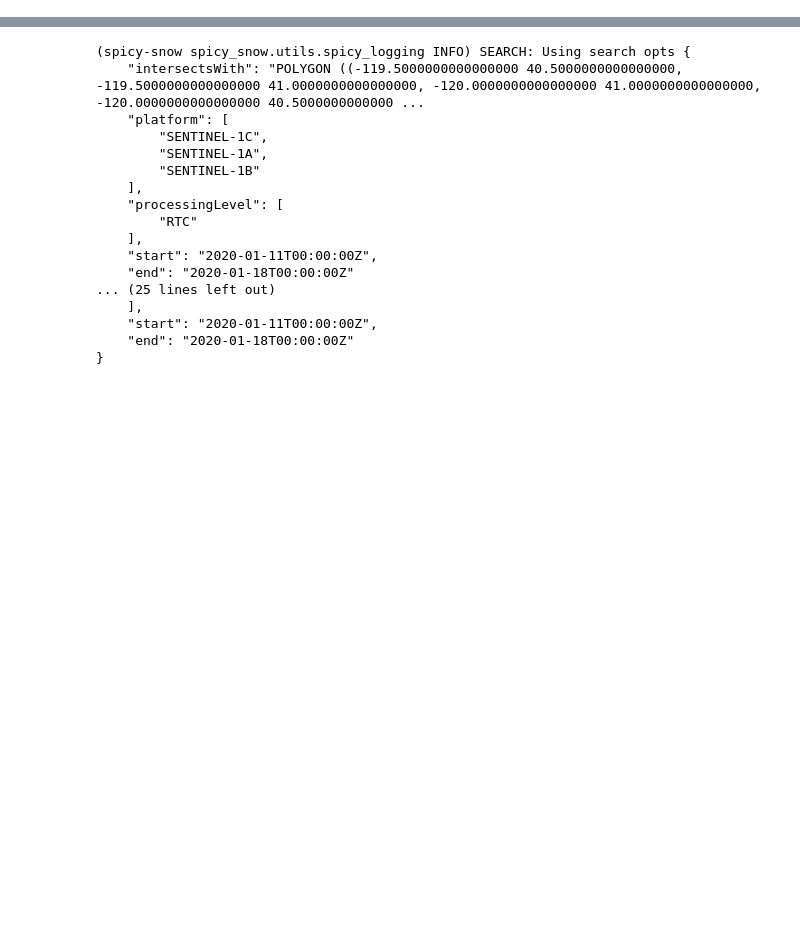
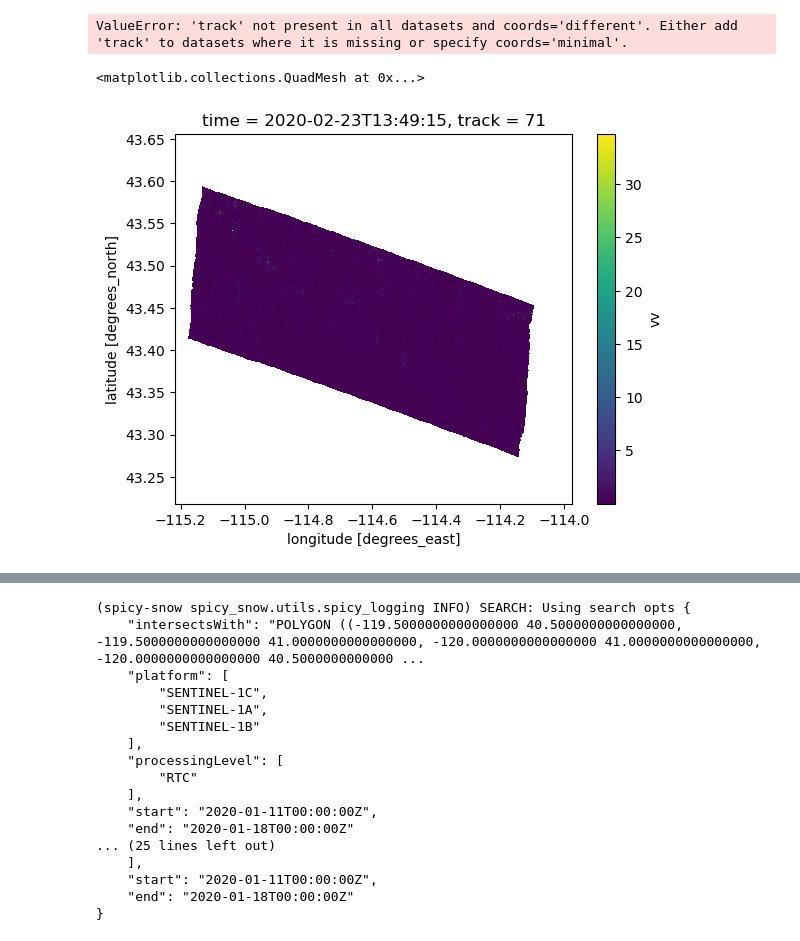
Before and after one commit to SnowEx/spicy-snow, a Jupyter notebook: notebooks/test_pipeline.ipynb, the cells around one changed output, grey strips where cells are left out. Saved outputs shown, nothing was run; the diff lists cells and outputs as text; code cells hidden in the pictures; blank space fills up the shorter version.

```diff
--- a/notebooks/test_pipeline.ipynb
+++ b/notebooks/test_pipeline.ipynb
@@ -20,0 +36,7 @@ aoi = test_aoi
+# %%
+import numpy as np
+import pandas as pd
+import xarray as xr
+first_fp = s1_fps[0]
+resolution = (100, 100)
+pol = 'vv'
@@ -20,0 +66,26 @@ aoi = test_aoi
+# %%
+zarr_path = '/Users/zmhoppinen/Documents/spicy-snow/local/simple.zarr'
+path = Path(zarr_path)
+
+y = ref["y"]
+x = ref["x"]
+
+data = np.zeros(
+    (len(times), len(y), len(x)),
+    dtype=ref.dtype,
+)
+
+da = xr.DataArray(
+    data,  # the actual array: shape (time, y, x)
+    dims=("time", "y", "x"),
+    coords={
+        "time": times,
+        "y": y,
+        "x": x,
+        "track": ("time", tracks),
+        # "platform": ("time", platforms),  # optional
+    },
+    name=pol,  # name of the variable
+)
+
+da.to_zarr(path, mode="w")
@@ -20,0 +94,7 @@ aoi = test_aoi
+# %%
+from tqdm import tqdm
+# Write slices one-by-one
+for fp, time in tqdm(zip(pol_fps, times, strict = True), desc=f"Merging s1 tifs for {pol}", total = len(times)):
+    img = xr.open_dataarray(fp, chunks="auto")[0]
+    img = img.rio.reproject_match(ref)
+    da.loc[dict(time = time)] = img
@@ -20,0 +121,11 @@ aoi = test_aoi
+# %%
+combine_close_images(da)
+# %% [output]
+ValueError: 'track' not present in all datasets and coords='different'. Either add 'track' to datasets where it is missing or specify coords='minimal'.
+# %%
+da.loc[dict(time = '2020-02-23T13:49:15')] = ref
+# %%
+da.sel(time = '2020-02-23T13:49:15').plot()
+# %% [output]
+<matplotlib.collections.QuadMesh at 0x...>
+[figure, added]
```
Also changed, not shown: parts of 14 cells of this notebook, 6 other files.
